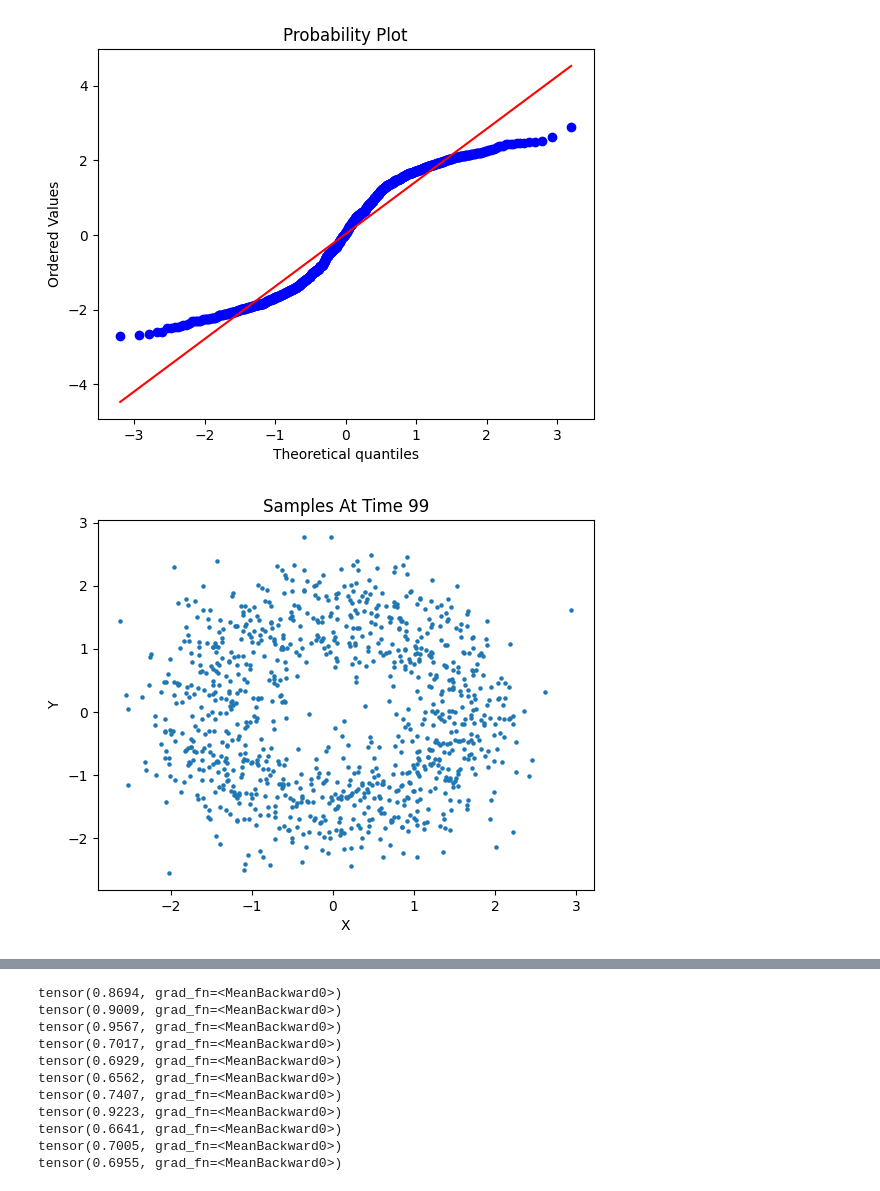
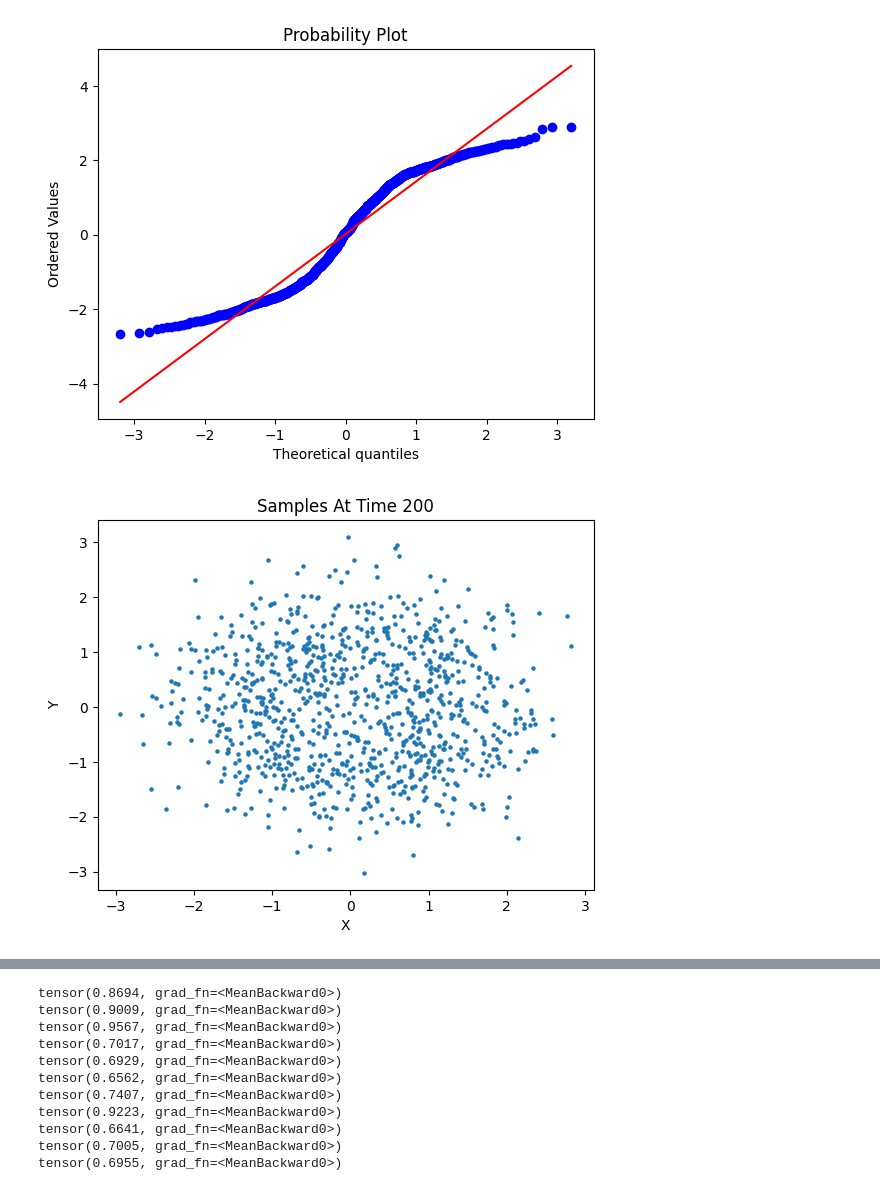
Before and after one commit to KristofPusztai/Probabilistic-Diffusion, a Jupyter notebook: circular_data.ipynb, the cells around one changed output, grey strips where cells are left out. Saved outputs shown, nothing was run; the diff lists cells and outputs as text; code cells hidden in the pictures.

```diff
--- a/circular_data.ipynb
+++ b/circular_data.ipynb
@@ -99,7 +99,7 @@ plt.show()
 # %%
 data = torch.stack([torch.tensor(x, dtype=torch.float), torch.tensor(y, dtype=torch.float)],dim=1)
 # %%
-n_steps=100
+n_steps=200
 model = ConditionalModel(n_steps)
 loss = torch.nn.MSELoss(reduction='mean')
 optimizer = torch.optim.Adam(model.parameters(), lr=1e-3)
@@ -111,7 +111,7 @@ noised = diffusion.forward(1, s=5)
 plt.show()
 stats.probplot(noised[:,0], dist="norm", plot=plt)
 plt.show()
-noised = diffusion.forward(99, s=5)
+noised = diffusion.forward(199, s=5)
 plt.show()
 stats.probplot(noised[:,0], dist="norm", plot=plt)
 plt.show()
@@ -120,2 +120,2 @@ plt.show()
-[figure, old version]
+[figure, new version]
-[figure, old version]
+[figure, new version]
```
Also changed, not shown: parts of 10 cells of this notebook, 1 other file.
